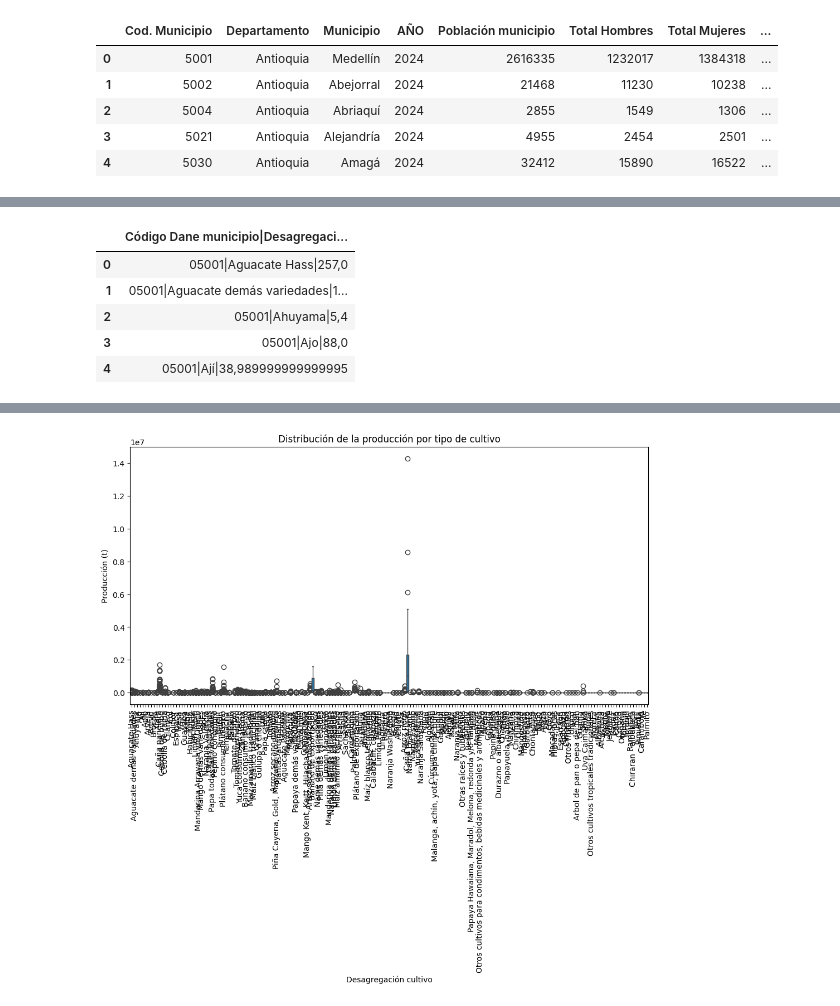
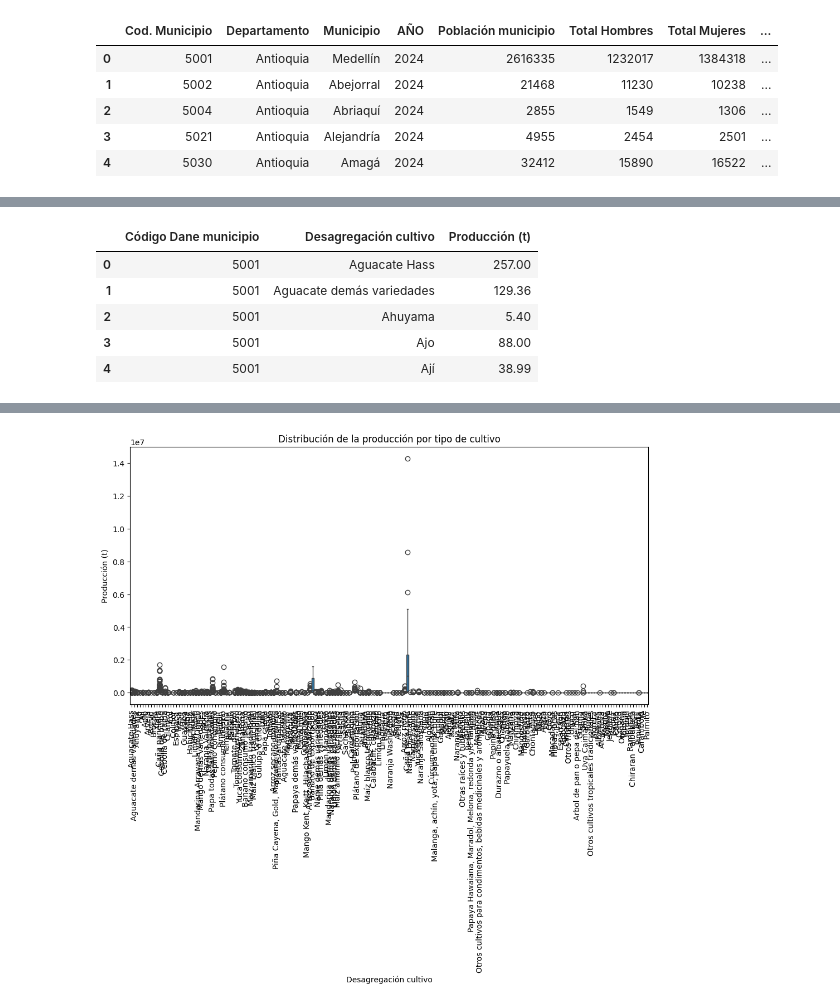
Before and after one commit to maxparra-architecture/inesdi-tfm-grupo6, a Jupyter notebook: EDA.ipynb, the cells around one changed output, grey strips where cells are left out. Saved outputs shown, nothing was run; the diff lists cells and outputs as text; code cells hidden in the pictures.

```diff
--- a/EDA.ipynb
+++ b/EDA.ipynb
@@ -21,0 +1,4 @@ eva_df.head()
+# %%
+import pandas as pd
+import numpy as np
+file_path = "data"
@@ -57,13 +106,14 @@ ipm_df.head()
 # %%
 import pandas as pd
 # Load the data from the text files
-eva_df = pd.read_csv('eva.txt', sep='\t')
-ipm_df = pd.read_csv('IPM.txt', sep='\t')
-datos_censo_df = pd.read_csv('Datos_censo_por_municipios.txt', sep='\t')
+eva_df = pd.read_csv(file_path+'/eva.txt', sep='|')
+eva_df.columns = ['Código Dane municipio', 'Desagregación cultivo', 'Producción (t)']
+eva_df['Producción (t)'] = eva_df['Producción (t)'].str.replace(',', '.').astype(float)
+eva_df.head()
 # %% [output]
-|  | Código Dane municipio|Desagregaci... |
-| 0 | 05001|Aguacate Hass|257,0 |
-| 1 | 05001|Aguacate demás variedades|1... |
-| 2 | 05001|Ahuyama|5,4 |
-| 3 | 05001|Ajo|88,0 |
-| 4 | 05001|Ají|38,989999999999995 |
+|  | Código Dane municipio | Desagregación cultivo | Producción (t) |
+| 0 | 5001 | Aguacate Hass | 257.00 |
+| 1 | 5001 | Aguacate demás variedades | 129.36 |
+| 2 | 5001 | Ahuyama | 5.40 |
+| 3 | 5001 | Ajo | 88.00 |
+| 4 | 5001 | Ají | 38.99 |
```
Also changed, not shown: parts of 17 cells of this notebook, 3 other files.
